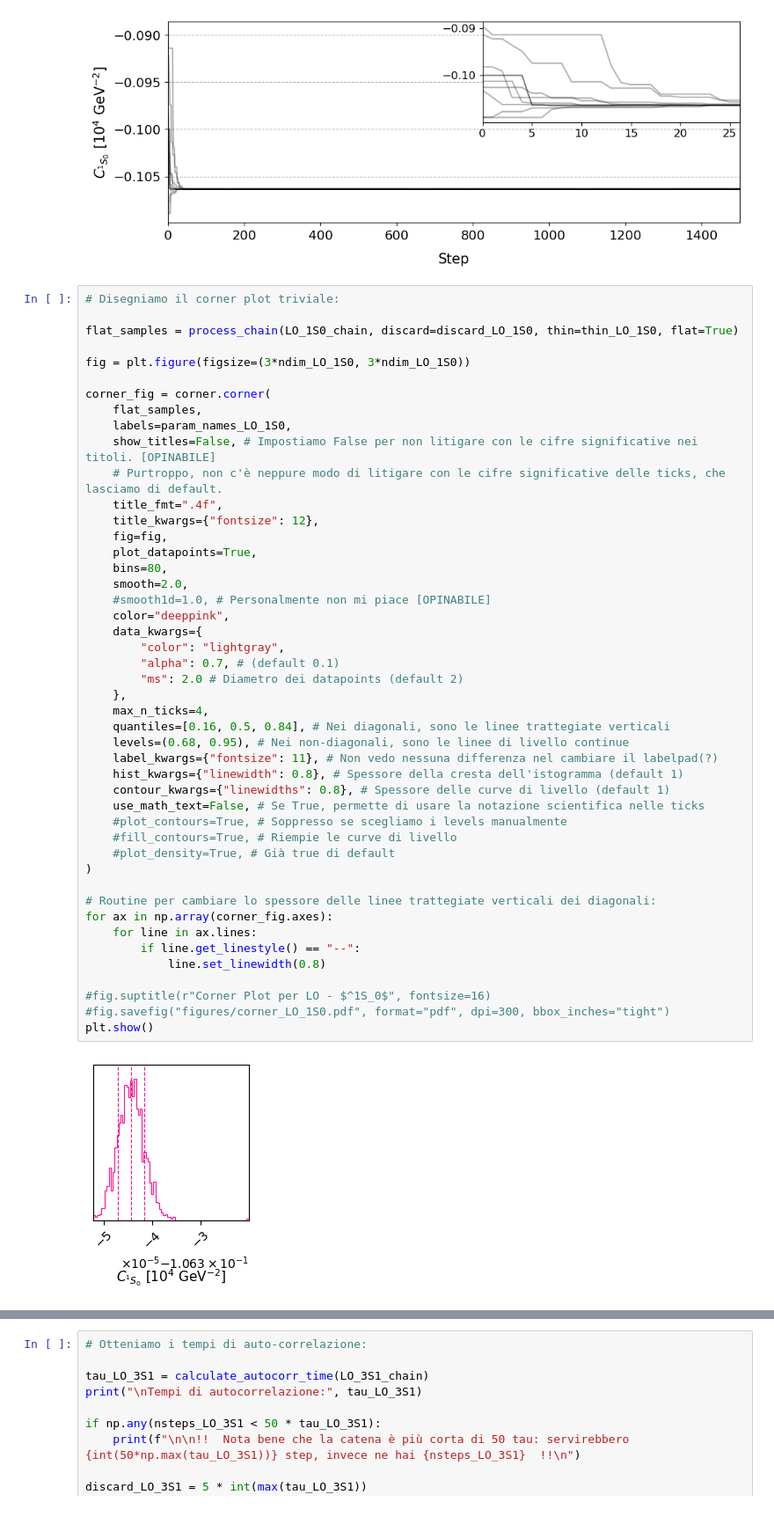
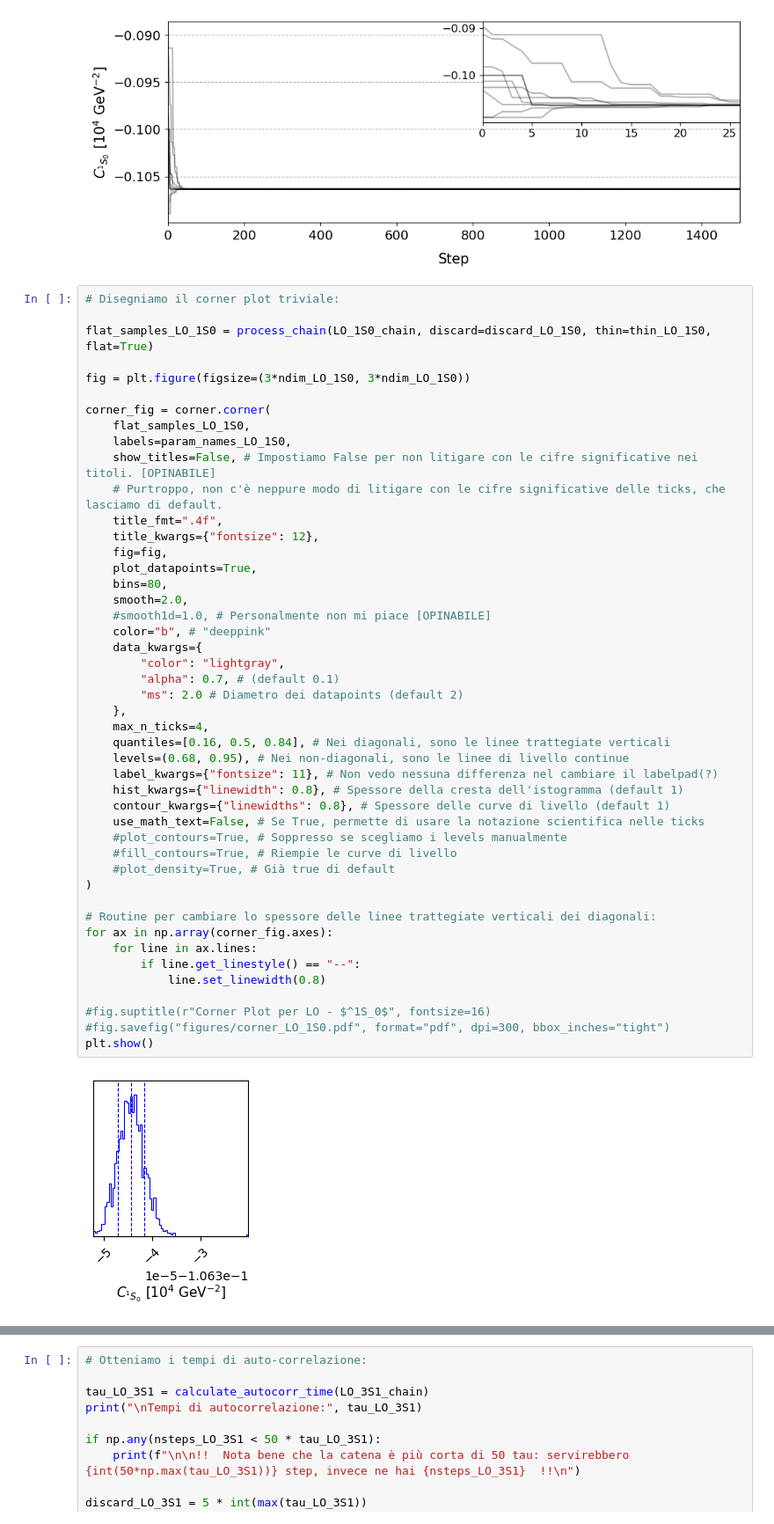
Before and after one commit to Lvetto/lmd_forza_nucleare, a Jupyter notebook: plots.ipynb, the cells around one changed output, grey strips where cells are left out. Shown at 88% size. Saved outputs shown, nothing was run; the diff lists cells and outputs as text.

```diff
--- a/plots.ipynb
+++ b/plots.ipynb
@@ -161,12 +193,12 @@ plt.show()
 # %%
 # Disegniamo il corner plot triviale:
 
-flat_samples = process_chain(LO_1S0_chain, discard=discard_LO_1S0, thin=thin_LO_1S0, flat=True)
+flat_samples_LO_1S0 = process_chain(LO_1S0_chain, discard=discard_LO_1S0, thin=thin_LO_1S0, flat=True)
 
 fig = plt.figure(figsize=(3*ndim_LO_1S0, 3*ndim_LO_1S0))
 
 corner_fig = corner.corner(
-    flat_samples,
+    flat_samples_LO_1S0,
     labels=param_names_LO_1S0,
     show_titles=False, # Impostiamo False per non litigare con le cifre significative nei titoli. [OPINABILE]
     # Purtroppo, non c'è neppure modo di litigare con le cifre significative delle ticks, che lasciamo di default.
@@ -177,33 +209,33 @@ corner_fig = corner.corner(
     bins=80,
     smooth=2.0,
     #smooth1d=1.0, # Personalmente non mi piace [OPINABILE]
-    color="deeppink",
+    color="b", # "deeppink"
     data_kwargs={
         "color": "lightgray",
         "alpha": 0.7, # (default 0.1)
         "ms": 2.0 # Diametro dei datapoints (default 2)
     },
     max_n_ticks=4,
     quantiles=[0.16, 0.5, 0.84], # Nei diagonali, sono le linee trattegiate verticali
     levels=(0.68, 0.95), # Nei non-diagonali, sono le linee di livello continue
     label_kwargs={"fontsize": 11}, # Non vedo nessuna differenza nel cambiare il labelpad(?)
     hist_kwargs={"linewidth": 0.8}, # Spessore della cresta dell'istogramma (default 1)
     contour_kwargs={"linewidths": 0.8}, # Spessore delle curve di livello (default 1)
     use_math_text=False, # Se True, permette di usare la notazione scientifica nelle ticks
     #plot_contours=True, # Soppresso se scegliamo i levels manualmente
     #fill_contours=True, # Riempie le curve di livello
     #plot_density=True, # Già true di default
 )
 
 # Routine per cambiare lo spessore delle linee trattegiate verticali dei diagonali:
 for ax in np.array(corner_fig.axes):
     for line in ax.lines:
         if line.get_linestyle() == "--":
             line.set_linewidth(0.8)
 
 #fig.suptitle(r"Corner Plot per LO - $^1S_0$", fontsize=16)
 #fig.savefig("figures/corner_LO_1S0.pdf", format="pdf", dpi=300, bbox_inches="tight")
 plt.show()
 # %% [output]
-[figure, old version]
+[figure, new version]
 # %% [markdown]
```
Also changed, not shown: parts of 31 cells of this notebook, 1 other file.
